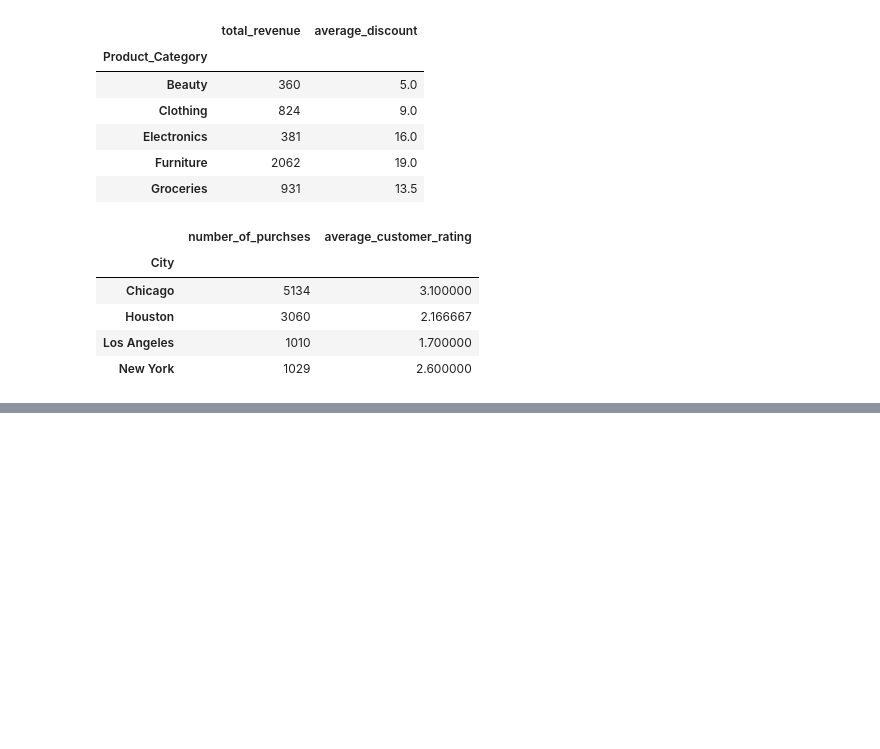
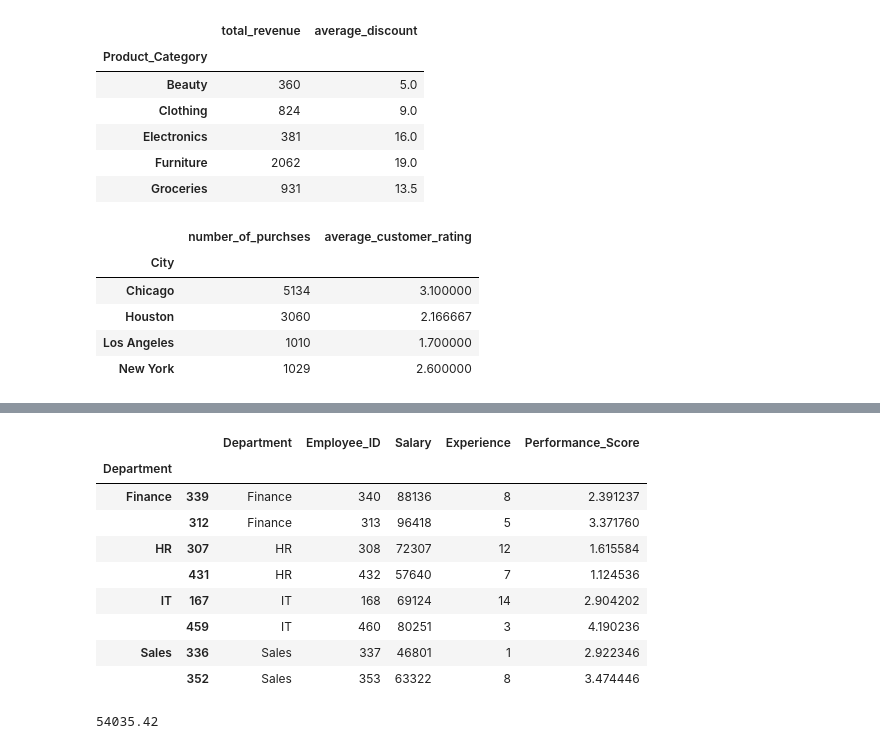
Before and after one commit to prajwalwadhai/Python, a Jupyter notebook: 0000000000015147/Pandas 3 Prajwal.ipynb, the cells around one changed output, grey strips where cells are left out. Saved outputs shown, nothing was run; the diff lists cells and outputs as text; code cells hidden in the pictures; blank space fills up the shorter version.

```diff
--- a/0000000000015147/Pandas 3 Prajwal.ipynb
+++ b/0000000000015147/Pandas 3 Prajwal.ipynb
@@ -335,0 +642,24 @@ df.groupby('City').agg(number_of_purchses = ('Customer_ID' , 'sum') , average_cu
+# %%
+# Random sampling by department
+def random_grp_sampling(dff):
+    return dff.sample(2)
+
+df_large.groupby('Department').apply(random_grp_sampling)
+# %% [output]
+|  |  | Department | Employee_ID | Salary | Experience | Performance_Score |
+| Department |  |  |  |  |  |  |
+| Finance | 339 | Finance | 340 | 88136 | 8 | 2.391237 |
+|  | 312 | Finance | 313 | 96418 | 5 | 3.371760 |
+| HR | 307 | HR | 308 | 72307 | 12 | 1.615584 |
+|  | 431 | HR | 432 | 57640 | 7 | 1.124536 |
+| IT | 167 | IT | 168 | 69124 | 14 | 2.904202 |
+|  | 459 | IT | 460 | 80251 | 3 | 4.190236 |
+| Sales | 336 | Sales | 337 | 46801 | 1 | 2.922346 |
+|  | 352 | Sales | 353 | 63322 | 8 | 3.474446 |
+# %%
+# iqr = q3-q1
+
+# Cap outliers group wise - i.e the values which are above 1.5*IQR, then cap it to 1.5*IQR
+df_large['Salary'].quantile(0.23)
+# %% [output]
+54035.42
```
Also changed, not shown: parts of 34 cells of this notebook, 1 other file.
